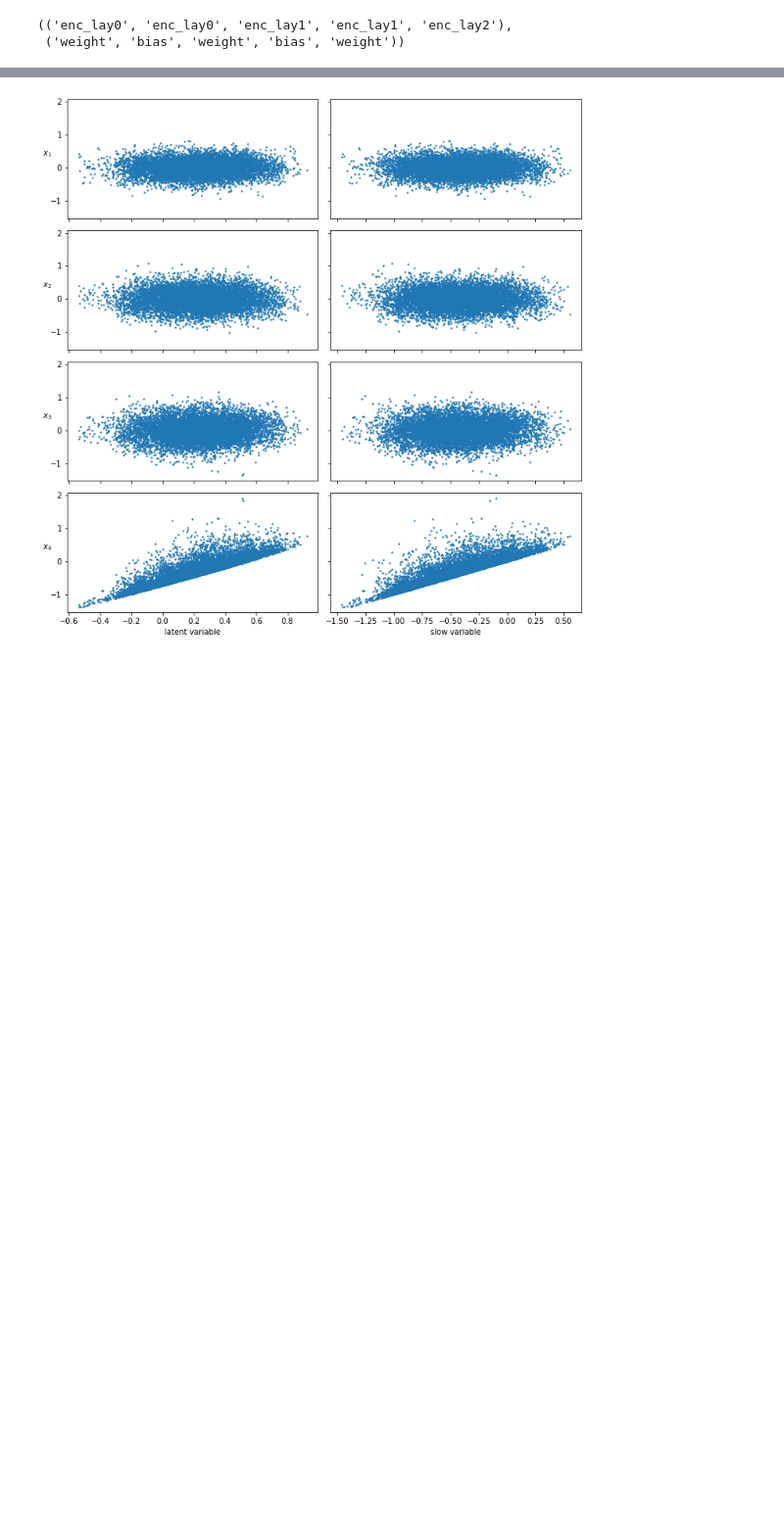
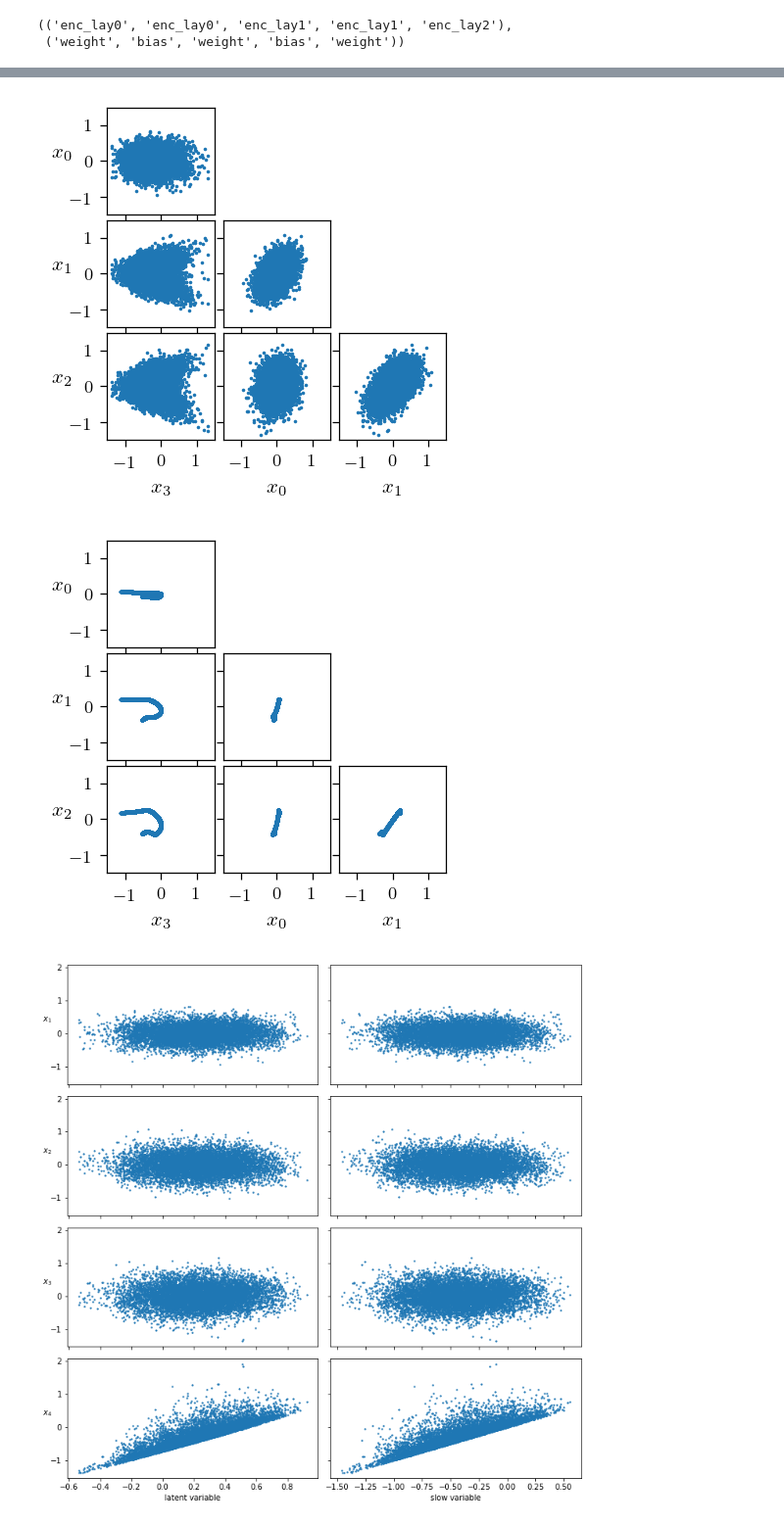
Before and after one commit to przemyslaw-zielinski/sf_nets, a Jupyter notebook: notebooks/rqp4_analyze.ipynb, the cells around one changed output, grey strips where cells are left out. Shown at 98% size. Drawn from its saved outputs; the diff is of its cells as text; code cells hidden in the pictures; blank space fills up the shorter version.

```diff
--- a/notebooks/rqp4_analyze.ipynb
+++ b/notebooks/rqp4_analyze.ipynb
@@ -346,3 +343,55 @@ plt.close(fig)
+# %%
+fig = plt.figure(figsize=(3,3))
+gs = GridSpec(3, 3, figure=fig, hspace=0.05, wspace=0.05)
+
+for n, coord in enumerate(data.T[:-1]):
+    for m in range(n+1):
+        ax = fig.add_subplot(gs[n, m])
+#         ax.set_title(f"{n}, {m-1}")
+        ax.scatter(data[:,m-1], coord, s=0.5)
+        ax.set_xlim([-1.5, 1.5])
+        ax.set_ylim([-1.5, 1.5])
+        ax.set_aspect("equal")
+        if n == 2:
+            ax.set_xlabel(f"$x_{(m-1) % 4}$")
+#             ax.set_xticks([-.25, 0.0, +.25])
+        else:
+            ax.set_xticklabels([])
+        if m == 0:
+            ax.set_ylabel(f"$x_{n}$", rotation=0)
+#             ax.set_yticks([-.25, 0.0, +.25])
+        else:
+            ax.set_yticklabels([])
+
+plt.show(fig)
+plt.close(fig)
+fig = plt.figure(figsize=(3,3))
+gs = GridSpec(3, 3, figure=fig, hspace=0.05, wspace=0.05)
+
+for n, coord in enumerate(rec_var.T[:-1]):
+    for m in range(n+1):
+        ax = fig.add_subplot(gs[n, m])
+#         ax.set_title(f"{n}, {m-1}")
+        ax.scatter(rec_var[:,m-1], coord, s=0.5)
+        ax.set_xlim([-1.5, 1.5])
+        ax.set_ylim([-1.5, 1.5])
+        ax.set_aspect("equal")
+        if n == 2:
+            ax.set_xlabel(f"$x_{(m-1) % 4}$")
+#             ax.set_xticks([-.25, 0.0, +.25])
+        else:
+            ax.set_xticklabels([])
+        if m == 0:
+            ax.set_ylabel(f"$x_{n}$", rotation=0)
+#             ax.set_yticks([-.25, 0.0, +.25])
+        else:
+            ax.set_yticklabels([])
+
+plt.show(fig)
+plt.close(fig)
+# %% [output]
+[figure, added]
+[figure, added]
 # %%
 fig, axs = plt.subplots(nrows=4, ncols=2, figsize=(10,10), sharey=True, sharex='col')
 
```
Also changed, not shown: parts of 11 cells of this notebook, 32 other files.
